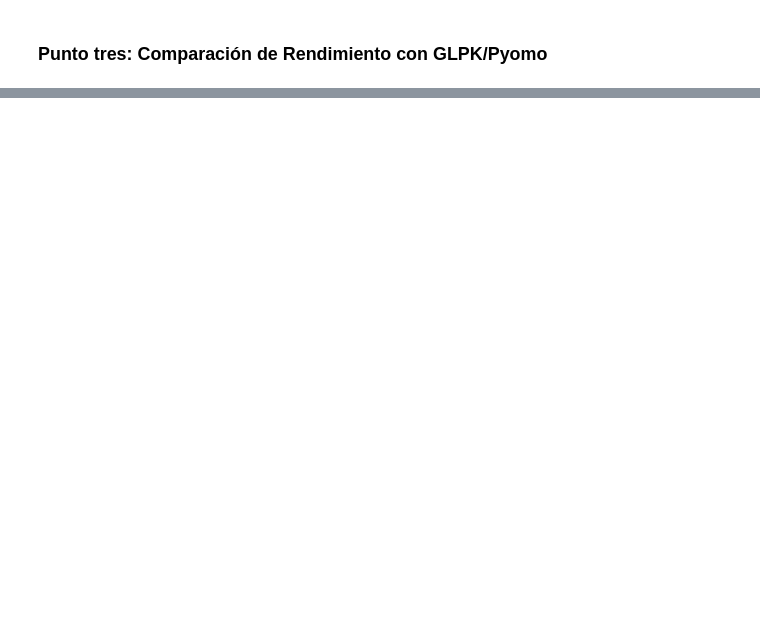
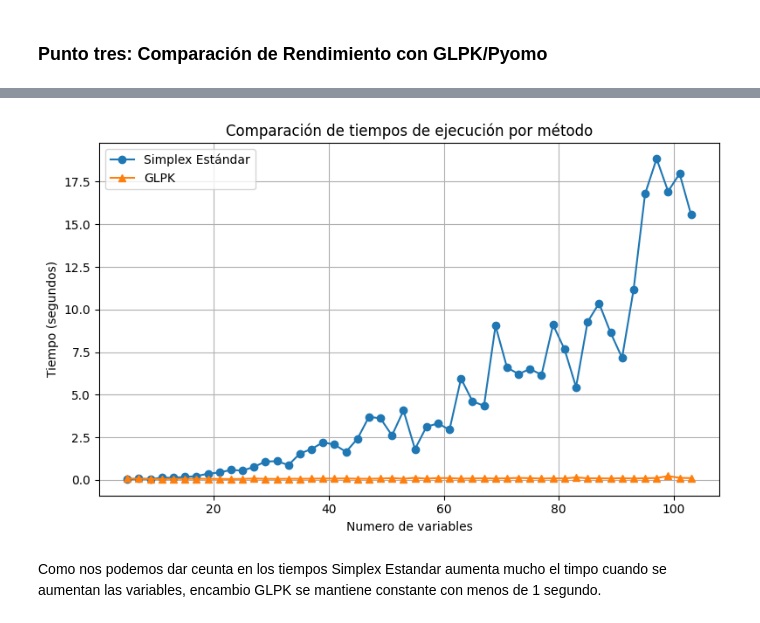
Before and after one commit to mscastillo3/Lab4mos, a Jupyter notebook: Lab4_Completo_spalma_mscastillo.ipynb, the cells around one changed output, grey strips where cells are left out. Drawn from its saved outputs; the diff is of its cells as text; code cells hidden in the pictures; blank space fills up the shorter version.

```diff
--- a/Lab4_Completo_spalma_mscastillo.ipynb
+++ b/Lab4_Completo_spalma_mscastillo.ipynb
@@ -123,6 +123,8 @@ def simplex(tabla_simplex, n, variables_entrada):
         print(f"x{i} = {val:.2f}")
     print(f"Z = {Z_opt:.2f}")
 
+    return(iteracion)
+
 
 simplex(tabla_simplex, 3, va )
 # %% [output]
@@ -402,14 +403,13 @@ for j in range(m):
 # --- Resolver con GLPK ---
 solver = SolverFactory('glpk')
 
-start = time.time()
-result = solver.solve(model, tee=False)
-end = time.time()
+start1 = time.time()
+result = solver.solve(model, tee=True)
+end1 = time.time()
 
 # --- Mostrar resultados ---
 print("Estado:", result.solver.status)
 print("Terminación:", result.solver.termination_condition)
-print(f"Tiempo de resolución: {end-start:.4f} segundos")
 print(f"Valor óptimo Z = {model.obj():.2f}\n")
 
 print("Variables óptimas:")
@@ -429,6 +429,7 @@ def transformacion_estandar(A, B, C):
     va = [f"x{i+1}" for i in range(columnas)]
     return tabla_simplex, C, coeficientes, variables, va
 
+start2 = time.time()
 # Imprimimos la tabla inicial simplex
 tabla, C, coeficientes, nombres_variables, va = transformacion_estandar(A, B, C)
 tabla_simplex = pd.DataFrame(tabla, columns = nombres_variables)
@@ -456,5 +457,6 @@ for v, val in zip(variables_basicas, valores_basicos):
     print(f"{v} = {val:.2f}")
 print(f"Z = 0")
 
-simplex(tabla_simplex, 10, va)
+iteracionesSimplex = simplex(tabla_simplex, 10, va)
+end2 = time.time()
 # %% [output]
@@ -477,0 +611,23 @@ Z = 375.62
+# %%
+import matplotlib.pyplot as plt
+import numpy as np
+
+# Número de instancias (1 al número de casos)
+
+
+plt.figure(figsize=(8,5))
+plt.plot(numeroN, tiemposN, marker='o', label='Simplex Estándar')
+
+plt.plot(numeroN, tiemposS, marker='^', label='GLPK')
+
+plt.title("Comparación de tiempos de ejecución por método")
+plt.xlabel("Numero de variables")
+plt.ylabel("Tiempo (segundos)")
+plt.legend()
+plt.grid(True)
+plt.tight_layout()
+plt.show()
+# %% [output]
+[figure, added]
+# %% [markdown]
+Como nos podemos dar ceunta en los tiempos Simplex Estandar aumenta mucho el timpo cuando se aumentan las variables, encambio GLPK se mantiene constante con menos de 1 segundo.
```
Also changed, not shown: parts of 5 cells of this notebook, 2 other files.
